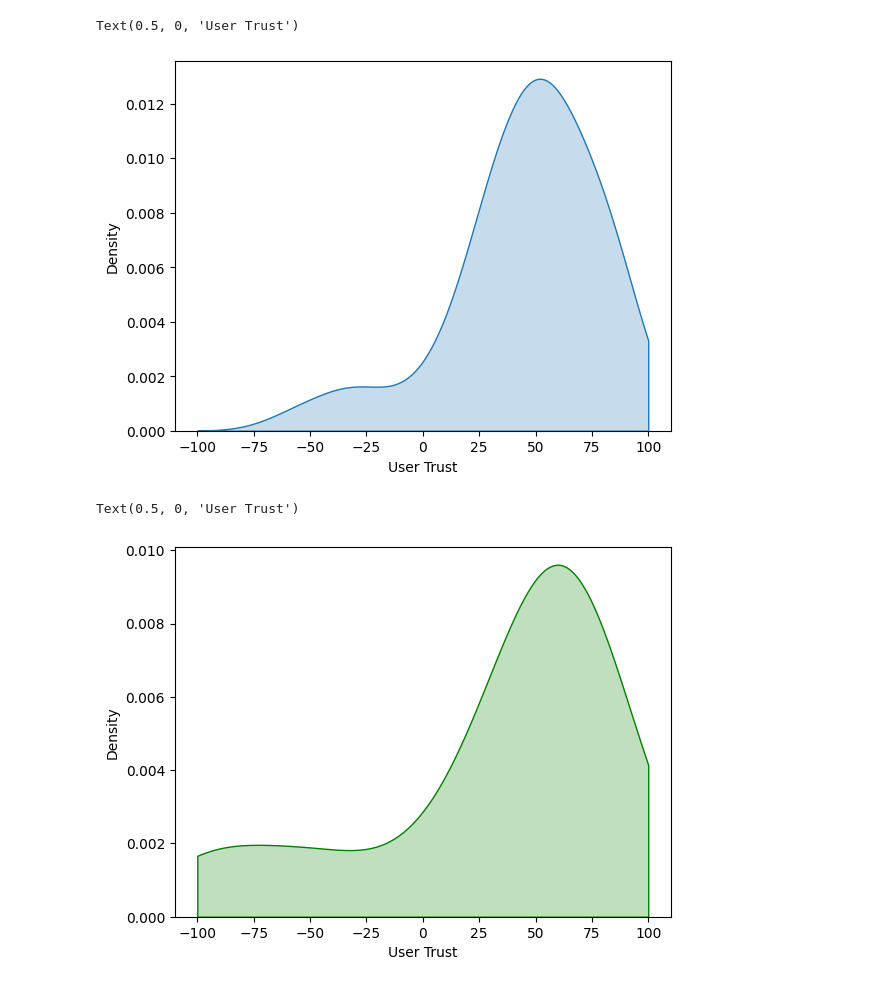
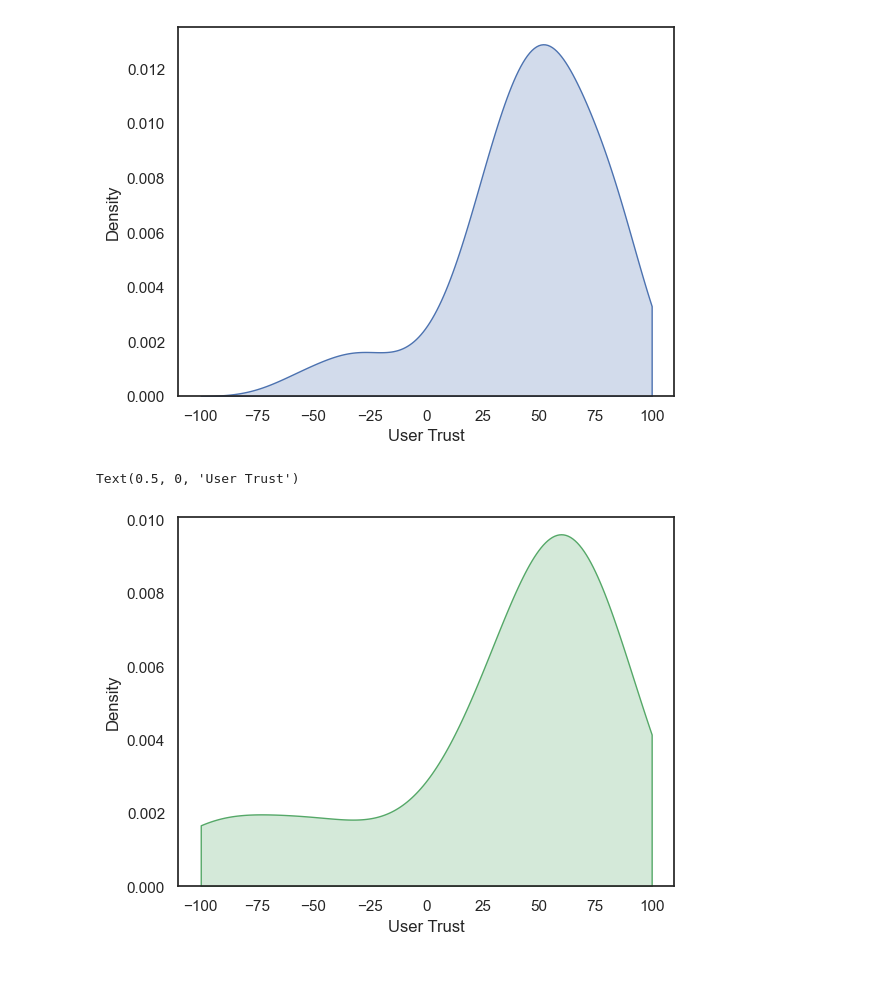
Before and after one commit to mojeanmac/privacy-survey-density-map, a Jupyter notebook: copy.ipynb, the cells around one changed output. Cells and saved outputs as stored; diff of their text form; code cells hidden in the pictures.

```diff
--- a/copy.ipynb
+++ b/copy.ipynb
@@ -55,15 +55,15 @@ biometric = df['biometric']
 # %%
 sns.kdeplot(data=child,fill=True,clip=(-100, 100))
 plt.xlabel('User Trust')
+sns.set(style="white")
 # %% [output]
-Text(0.5, 0, 'User Trust')
-[figure, old version]
+[figure, new version]
 # %%
 sns.kdeplot(thirdparties, color = "g",fill=True,clip=(-100, 100))
 plt.xlabel('User Trust')
 # %% [output]
 Text(0.5, 0, 'User Trust')
-[figure, old version]
+[figure, new version]
 # %%
 sns.kdeplot(data=thirdparties,color="b",fill=True,clip=(-100, 100))
 plt.xlabel('User Trust')
```
Also changed, not shown: parts of 4 cells of this notebook.
